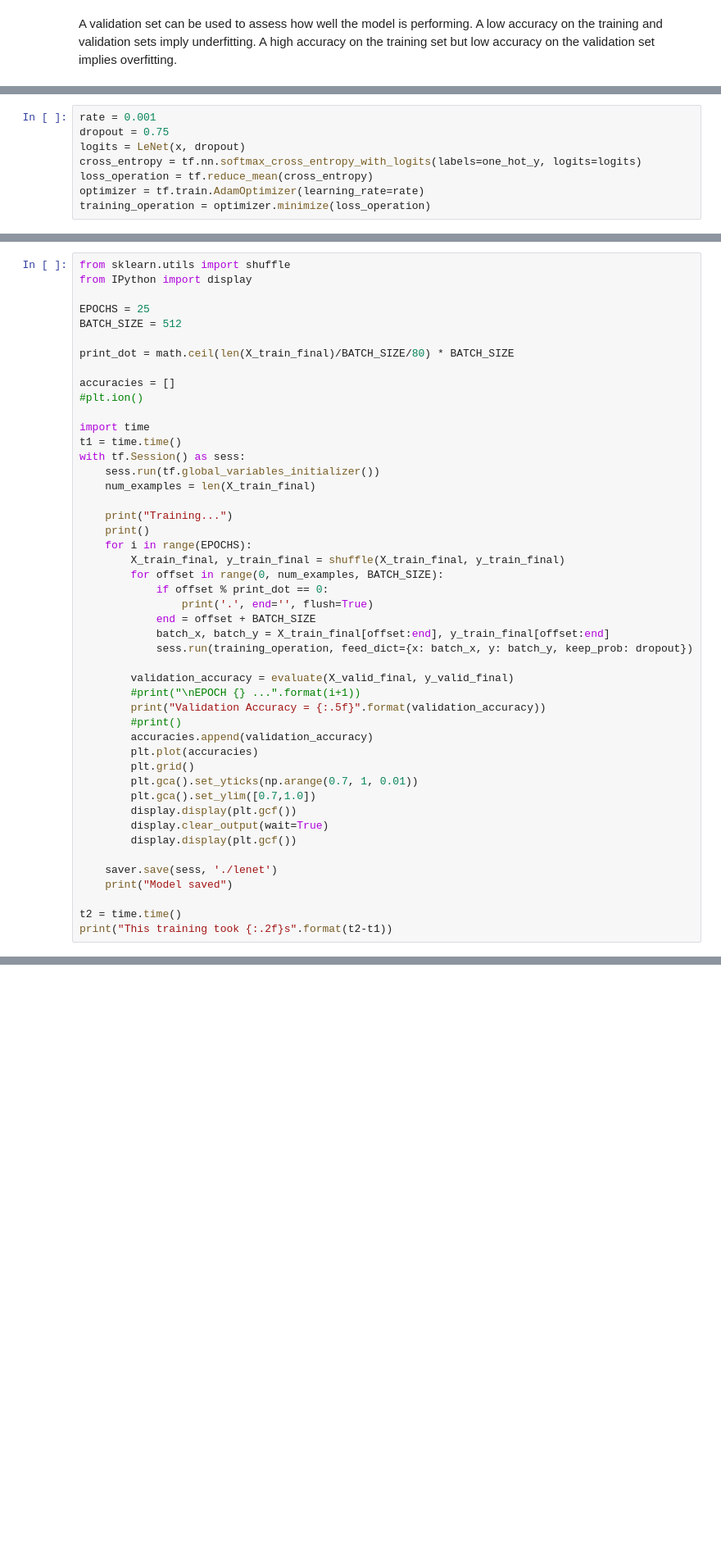
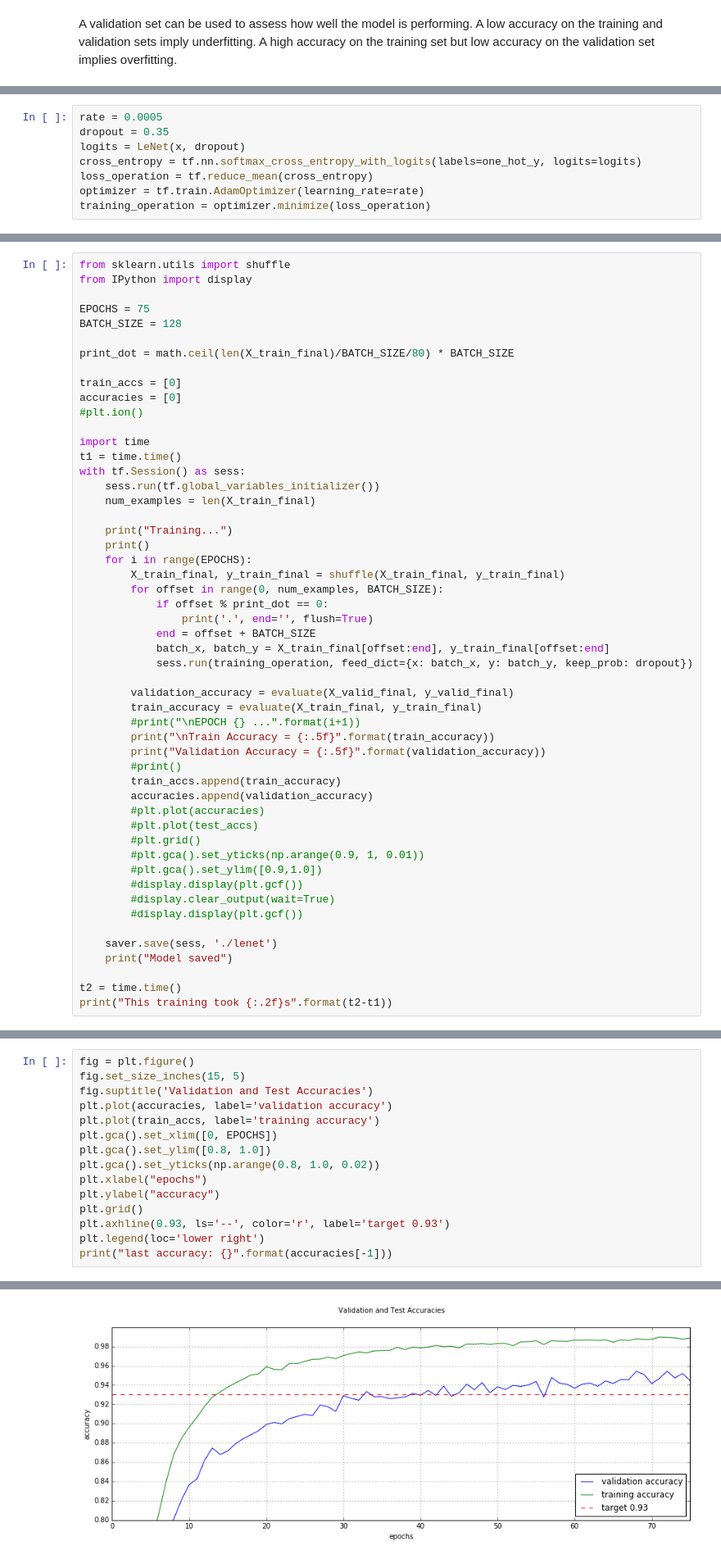
Before and after one commit to mxwg/CarND-Traffic-Sign-Classifier-Project, a Jupyter notebook: Traffic_Sign_Classifier.ipynb, the cells around one changed output, grey strips where cells are left out. Shown at 82% size. Cells and saved outputs as stored; diff of their text form; blank space fills up the shorter version.

Commit message:
High dropout > 0.94

```diff
--- a/Traffic_Sign_Classifier.ipynb
+++ b/Traffic_Sign_Classifier.ipynb
@@ -403,8 +406,8 @@ y = tf.placeholder(tf.int32, (None))
 one_hot_y = tf.one_hot(y, n_classes)
 keep_prob = tf.placeholder(tf.float32)
 # %%
-rate = 0.001
-dropout = 0.75
+rate = 0.0005
+dropout = 0.35
 logits = LeNet(x, dropout)
 cross_entropy = tf.nn.softmax_cross_entropy_with_logits(labels=one_hot_y, logits=logits)
 loss_operation = tf.reduce_mean(cross_entropy)
@@ -454,12 +457,13 @@ def evaluate_print(X_data, y_data):
 from sklearn.utils import shuffle
 from IPython import display
 
-EPOCHS = 25
-BATCH_SIZE = 512
+EPOCHS = 75
+BATCH_SIZE = 128
 
 print_dot = math.ceil(len(X_train_final)/BATCH_SIZE/80) * BATCH_SIZE
 
-accuracies = []
+train_accs = [0]
+accuracies = [0]
 #plt.ion()
 
 import time
@@ -480,17 +484,21 @@ with tf.Session() as sess:
             sess.run(training_operation, feed_dict={x: batch_x, y: batch_y, keep_prob: dropout})
 
         validation_accuracy = evaluate(X_valid_final, y_valid_final)
+        train_accuracy = evaluate(X_train_final, y_train_final)
         #print("\nEPOCH {} ...".format(i+1))
+        print("\nTrain Accuracy = {:.5f}".format(train_accuracy))
         print("Validation Accuracy = {:.5f}".format(validation_accuracy))
         #print()
+        train_accs.append(train_accuracy)
         accuracies.append(validation_accuracy)
-        plt.plot(accuracies)
-        plt.grid()
-        plt.gca().set_yticks(np.arange(0.7, 1, 0.01))
-        plt.gca().set_ylim([0.7,1.0])
-        display.display(plt.gcf())
-        display.clear_output(wait=True)
-        display.display(plt.gcf())
+        #plt.plot(accuracies)
+        #plt.plot(test_accs)
+        #plt.grid()
+        #plt.gca().set_yticks(np.arange(0.9, 1, 0.01))
+        #plt.gca().set_ylim([0.9,1.0])
+        #display.display(plt.gcf())
+        #display.clear_output(wait=True)
+        #display.display(plt.gcf())
 
     saver.save(sess, './lenet')
     print("Model saved")
@@ -508,0 +526,16 @@ last accuracy: 0.942176871748468
+# %%
+fig = plt.figure()
+fig.set_size_inches(15, 5)
+fig.suptitle('Validation and Test Accuracies')
+plt.plot(accuracies, label='validation accuracy')
+plt.plot(train_accs, label='training accuracy')
+plt.gca().set_xlim([0, EPOCHS])
+plt.gca().set_ylim([0.8, 1.0])
+plt.gca().set_yticks(np.arange(0.8, 1.0, 0.02))
+plt.xlabel("epochs")
+plt.ylabel("accuracy")
+plt.grid()
+plt.axhline(0.93, ls='--', color='r', label='target 0.93')
+plt.legend(loc='lower right')
+print("last accuracy: {}".format(accuracies[-1]))
+# %% [output]
@@ -509,3 +543,4 @@ last accuracy: 0.942176871748468
+[figure, added]
 # %% [markdown]
 ---
 
```
Also changed, not shown: parts of 9 cells of this notebook.
